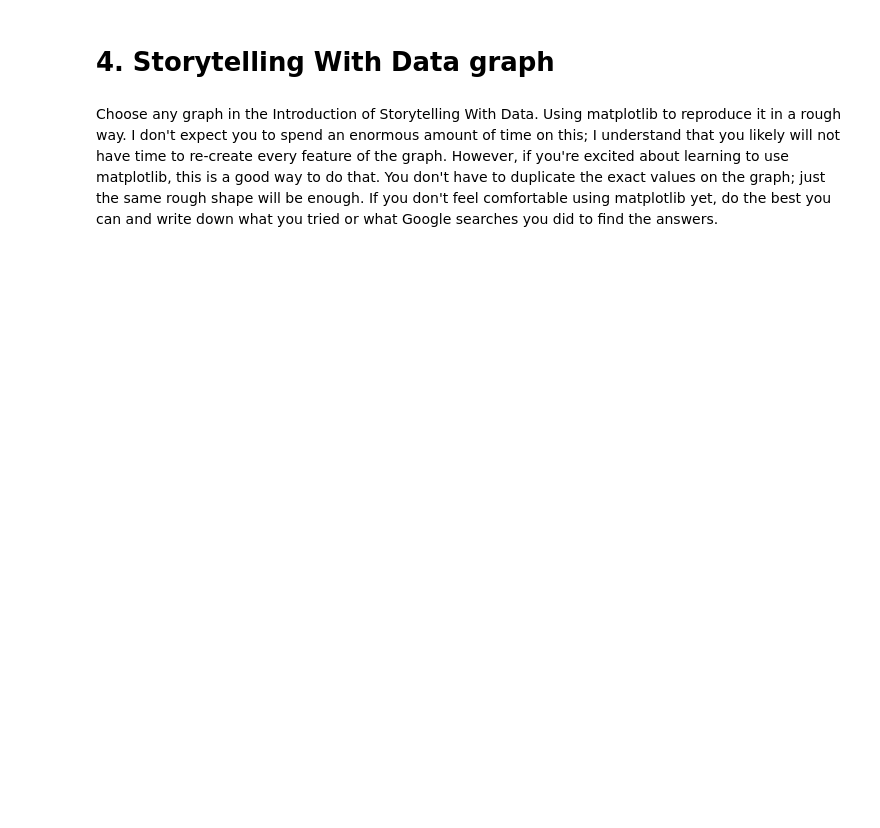
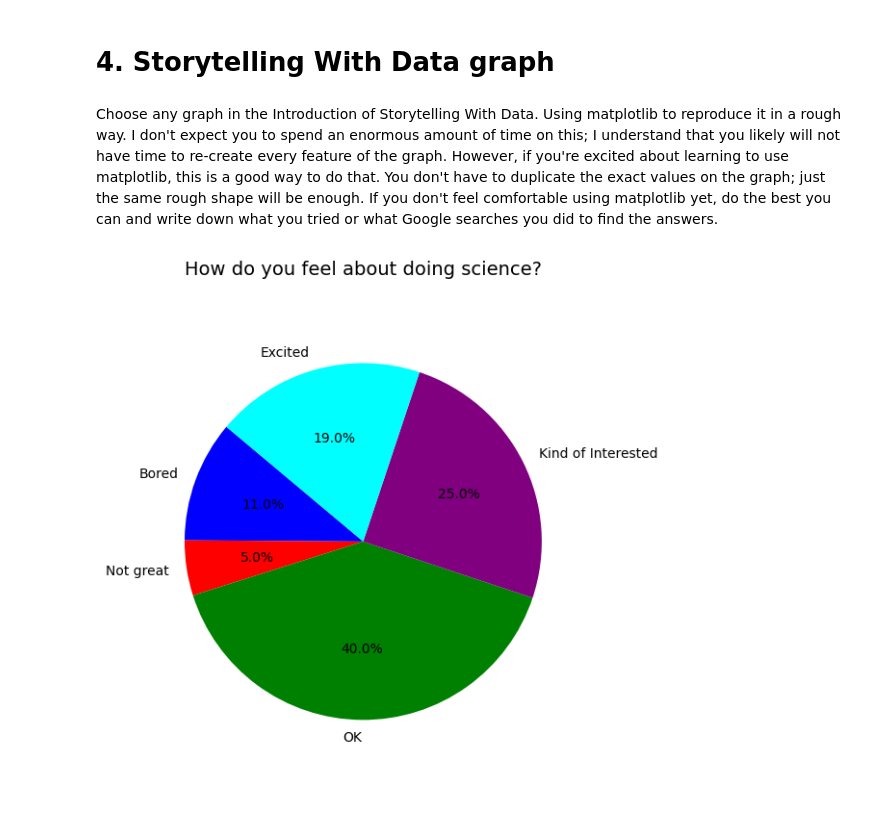
Before and after one commit to Hirschi-m/Module-B-semester-2, a Jupyter notebook: Week1.ipynb, the cells around one changed output. Saved outputs shown, nothing was run; the diff lists cells and outputs as text; code cells hidden in the pictures; blank space fills up the shorter version.

```diff
--- a/Week1.ipynb
+++ b/Week1.ipynb
@@ -506,3 +596,16 @@ ax.set_xlabel("Birth Date") # label the x axis
 # 4. Storytelling With Data graph
 # %% [markdown]
 Choose any graph in the Introduction of Storytelling With Data.  Using matplotlib to reproduce it in a rough way.  I don't expect you to spend an enormous amount of time on this; I understand that you likely will not have time to re-create every feature of the graph.  However, if you're excited about learning to use matplotlib, this is a good way to do that.  You don't have to duplicate the exact values on the graph; just the same rough shape will be enough.  If you don't feel comfortable using matplotlib yet, do the best you can and write down what you tried or what Google searches you did to find the answers.
+# %%
+labels = ['Bored', 'Not great','OK','Kind of Interested','Excited']
+percentages = [11, 5, 40, 25, 19]
+colors = ['blue','red','green','purple','cyan']
+
+plt.figure(figsize=(6, 6))
+plt.pie(percentages, labels=labels, autopct='%1.1f%%', startangle=140, colors=colors)
+plt.title("How do you feel about doing science?", fontsize=14)
+plt.axis('equal')
+plt.tight_layout()
+plt.show()
+# %% [output]
+[figure, added]
```
Also changed, not shown: parts of 19 cells of this notebook.
